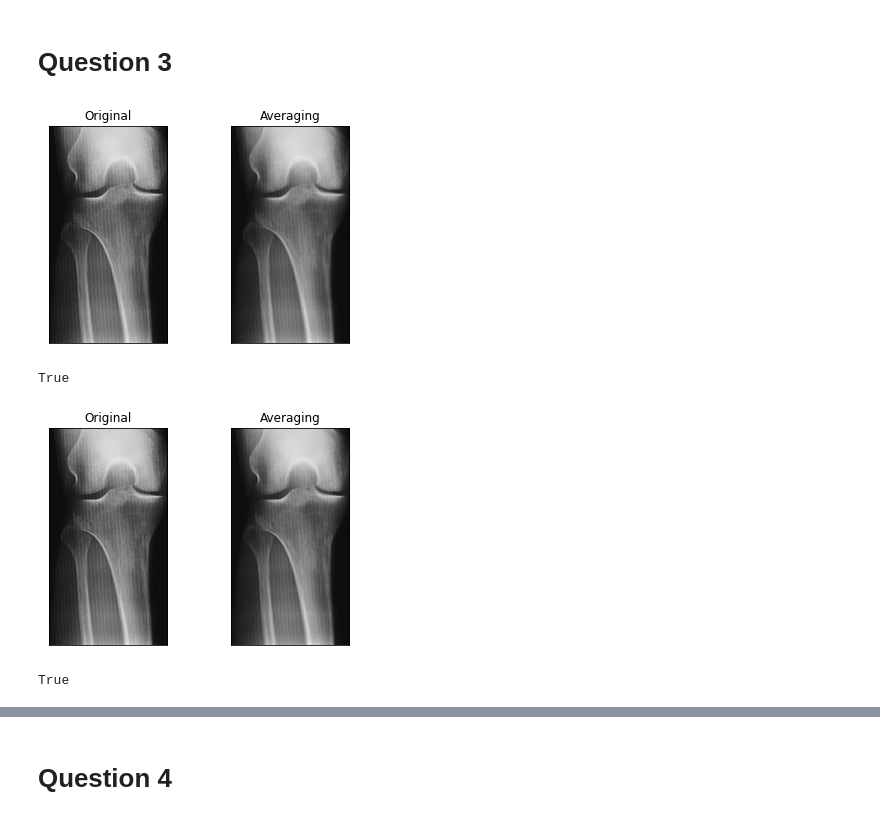
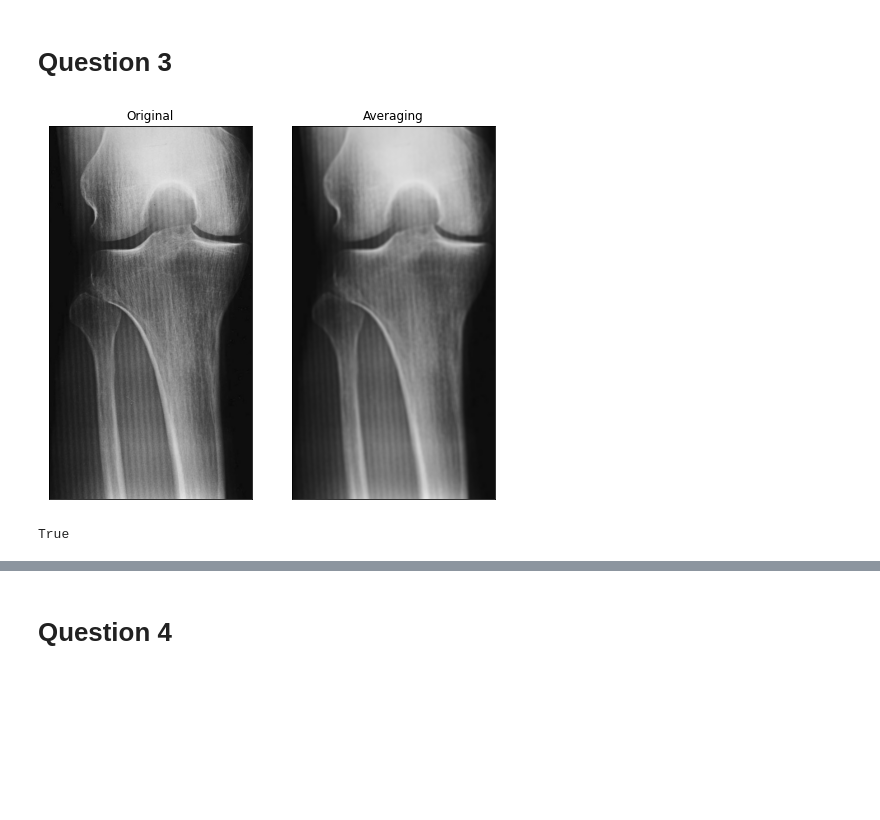
Before and after one commit to soheil647/Computer-Vision, a Jupyter notebook: Frequency_Phace_Filter/HW1.ipynb, the cells around one changed output, grey strips where cells are left out. Cells and saved outputs as stored; diff of their text form; code cells hidden in the pictures; blank space fills up the shorter version.

```diff
--- a/Frequency_Phace_Filter/HW1.ipynb
+++ b/Frequency_Phace_Filter/HW1.ipynb
@@ -332,33 +329,21 @@ True
 # %%
 import cv2
 import numpy as np
 from matplotlib import pyplot as plt
 
 img = cv2.imread('images/bone.jpg')
 
 kernel = np.ones((7,7),np.float32)/49
 dst = cv2.filter2D(img,-1,kernel)
 
+plt.figure(figsize=(8,8))
 plt.subplot(121),plt.imshow(img),plt.title('Original')
 plt.xticks([]), plt.yticks([])
 plt.subplot(122),plt.imshow(dst),plt.title('Averaging')
 plt.xticks([]), plt.yticks([])
 plt.show()
 
 cv2.imwrite('bone_averageMast.png',dst)
 # %% [output]
-[figure, old version]
+[figure, new version]
 True
-# %%
-# blur = cv2.GaussianBlur(img,(3,3),0)
-blur = cv2.bilateralFilter(img,9,75,75)
-
-plt.subplot(121),plt.imshow(img),plt.title('Original')
-plt.xticks([]), plt.yticks([])
-plt.subplot(122),plt.imshow(blur),plt.title('Averaging')
-plt.xticks([]), plt.yticks([])
-plt.show()
-cv2.imwrite('bone_Gassian.png',dst)
-# %% [output]
-[figure, removed]
-True
```
Also changed, not shown: parts of 12 cells of this notebook, 4 other files.
